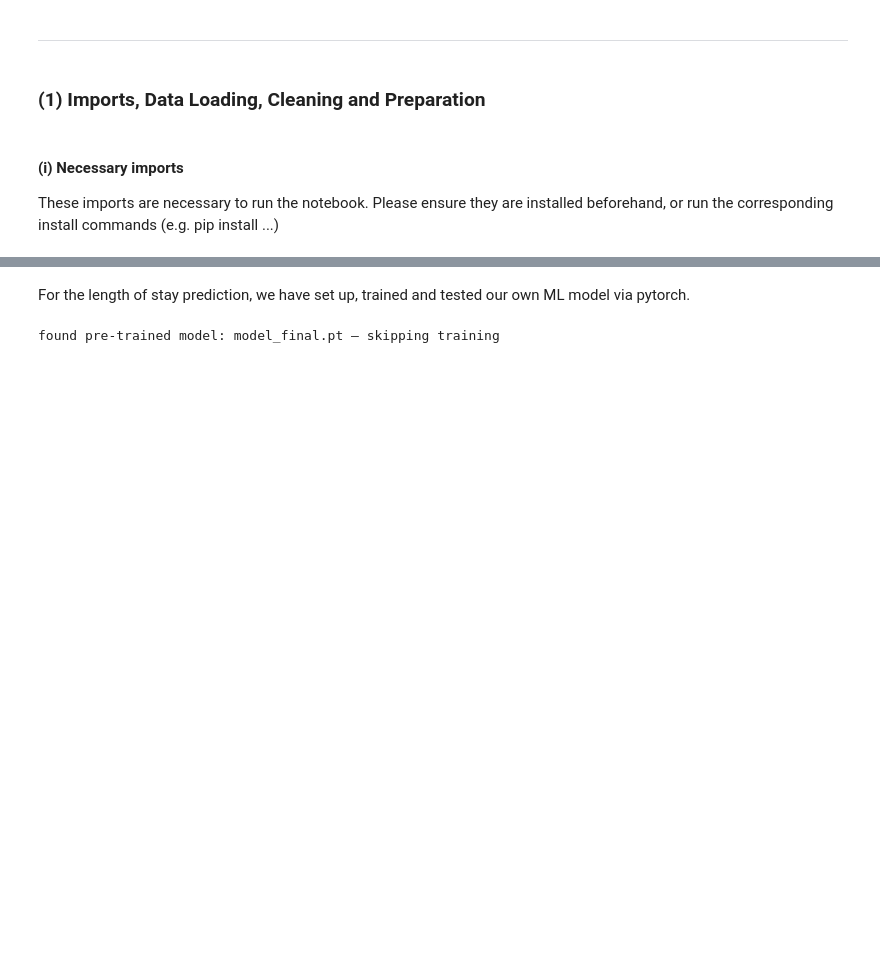
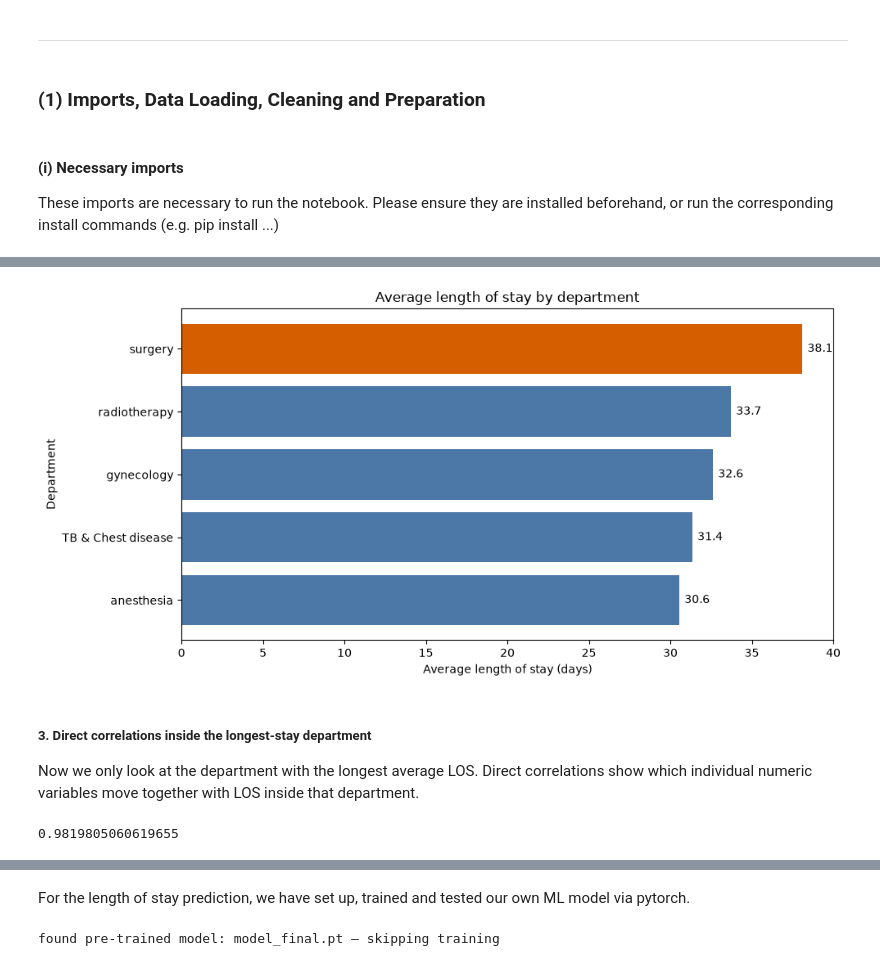
Before and after one commit to JNAUS23/programming_TUM, a Jupyter notebook: joined.ipynb, the cells around one changed output, grey strips where cells are left out. Saved outputs shown, nothing was run; the diff lists cells and outputs as text; code cells hidden in the pictures; blank space fills up the shorter version.

Commit message:
added sevas work regarding longest LOS department to joined notebook; moved old file away; fixed structure of final notebook.

```diff
--- a/joined.ipynb
+++ b/joined.ipynb
@@ -94,0 +223,6 @@ def reset_case_id(file_path: str) -> None:
+# %%
+def mean(values: list[float]) -> float:
+    """Calculate the average of a list of numbers."""
+    return sum(values) / len(values)
+
+print(mean([10.0, 20.0, 30.0]))
@@ -94,0 +274,57 @@ def reset_case_id(file_path: str) -> None:
+# %%
+def show_department_los_chart(department_los: list[dict[str, Any]]) -> None:
+    """Draw a bar chart that compares the average LOS of all departments."""
+    try:
+        import matplotlib.pyplot as plt
+    except ImportError:
+        print("This visualisation needs matplotlib. Please run it in a notebook environment with matplotlib installed.")
+        return
+
+    plot_rows = sorted(department_los, key=lambda row: row["mean_stay_days"])
+    departments = [row["department"] for row in plot_rows]
+    mean_stays = [row["mean_stay_days"] for row in plot_rows]
+    colors = ["#d55e00" if department == longest_los_department else "#4c78a8" for department in departments]
+
+    _, axis = plt.subplots(figsize=(10, 5))
+    axis.barh(departments, mean_stays, color=colors)
+    axis.set_title("Average length of stay by department")
+    axis.set_xlabel("Average length of stay (days)")
+    axis.set_ylabel("Department")
+
+    # Put the exact average LOS next to each bar so the chart is easy to present.
+    for department, value in zip(departments, mean_stays):
+        axis.text(value + 0.3, department, f"{value:.1f}", va="center")
+
+    plt.tight_layout()
+    plt.show()
+
+show_department_los_chart(department_los)
+# %% [output]
+[figure, added]
+# %% [markdown]
+##### **3. Direct correlations inside the longest-stay department**
+
+Now we only look at the department with the longest average LOS. Direct correlations show which individual numeric variables move together with LOS inside that department.
+# %%
+def pearson_correlation(first_values: list[float], second_values: list[float]) -> float | None:
+    """Measure how strongly two numeric lists move together. The result is between -1 and 1."""
+    pairs = [(x, y) for x, y in zip(first_values, second_values) if x is not None and y is not None]
+    if len(pairs) < 2:
+        return None
+
+    x_values = [pair[0] for pair in pairs]
+    y_values = [pair[1] for pair in pairs]
+    x_mean = mean(x_values)
+    y_mean = mean(y_values)
+
+    numerator = sum((x - x_mean) * (y - y_mean) for x, y in pairs)
+    x_denominator = math.sqrt(sum((x - x_mean) ** 2 for x in x_values))
+    y_denominator = math.sqrt(sum((y - y_mean) ** 2 for y in y_values))
+
+    if x_denominator == 0 or y_denominator == 0:
+        return None
+    return numerator / (x_denominator * y_denominator)
+
+print(pearson_correlation([1.0, 2.0, 3.0], [1.0, 2.0, 4.0]))
+# %% [output]
+0.9819805060619655
```
Also changed, not shown: parts of 29 cells of this notebook, 1 other file.
